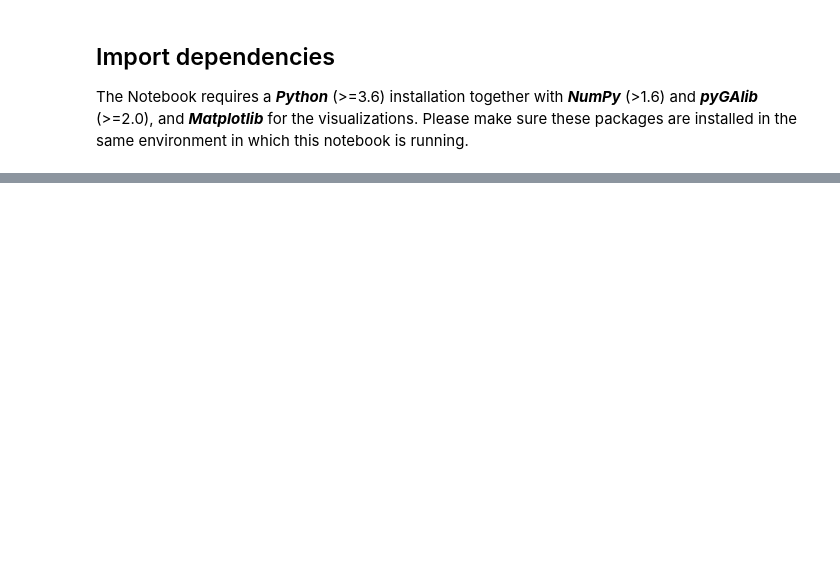
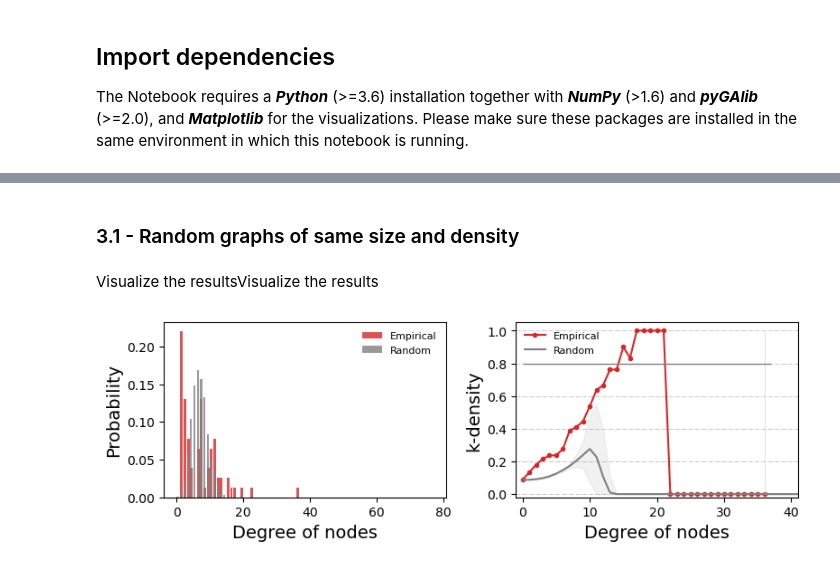
Before and after one commit to gorkazl/pyGAlib, a Jupyter notebook: Examples/RichClub_Undirected.ipynb, the cells around one changed output, grey strips where cells are left out. Saved outputs shown, nothing was run; the diff lists cells and outputs as text; code cells hidden in the pictures; blank space fills up the shorter version.

Commit message:
Create Example notebook for Rich-Club (undirected)

```diff
--- a/Examples/RichClub_Undirected.ipynb
+++ b/Examples/RichClub_Undirected.ipynb
@@ -50,0 +158,66 @@ N = len(net)
+# %% [markdown]
+### 3.1 - Random graphs of same size and density
+# %%
+# Initialise some helper arrays
+deg_rand = np.zeros((nrealiz,N), np.uint64)
+kdens_rand = np.zeros((nrealiz,N), np.float64)
+
+# Compute k-density for various realizations
+for re in range(nrealiz):
+    # Generate the random graph of N nodes and L links
+    randnet = galib.RandomGraph(N,L, directed=False)
+    deg_rand[re] = galib.Degree(randnet)
+
+    # Compute its k-density and save it
+    _kdens = galib.k_Density(randnet, rctype='undirected')
+    kdens_rand[re,:len(_kdens)] = _kdens
+
+# Find the ensemble average k-densities, and the limiting cases
+meanphi_rand = kdens_rand.mean(axis=0)
+stdphi_rand  = kdens_rand.std(axis=0)
+maxphi_rand = kdens_rand.max(axis=0)
+minphi_rand = kdens_rand.min(axis=0)
+# %% [markdown]
+Visualize the resultsVisualize the results
+# %%
+plt.figure(figsize=(8,4.8))
+
+# 1) Plot the degree distributions
+plt.subplot(2,2,1)
+plt.hist(deg,              bins=N, range=[0,N], width=0.8, alpha=0.8, align='mid', density=True, color='tab:red', label='Empirical', zorder=0)
+plt.hist(deg_rand.ravel(), bins=N, range=[0,N], width=0.6, alpha=0.8, align='mid', density=True, color='gray', label='Random', zorder=1 )
+#plt.xlim(-1,kmax+5)
+plt.xlabel('Degree of nodes')
+plt.ylabel('Probability')
+plt.legend(loc='upper right', fontsize=8)
+
+
+# 2) Plot the k-densities
+# Get the upper and lower bounds of the random graph ensemble
+lowerphi_rand = meanphi_rand - stdphi_rand
+lowerphi_rand = lowerphi_rand.clip(0,1)
+upperphi_rand = meanphi_rand + stdphi_rand
+upperphi_rand = upperphi_rand.clip(0,1)
+
+nodelist = np.arange(N)
+
+plt.subplot(2,2,2)
+# The empirical graph
+plt.plot(klist, kdens, '.-', color='tab:red', label='Empirical')
+# The random graphs
+plt.plot(nodelist, meanphi_rand, color='gray', label='Random')
+plt.fill_between(nodelist, lowerphi_rand, upperphi_rand, color='lightgray', alpha=0.3, linewidth=1)
+# Some decoration
+plt.vlines(x=kmax, ymin=0,ymax=1,      color='lightgray', lw=0.5)
+plt.hlines(y=0.8,  xmin=0,xmax=kmax+1, color='gray', lw=1)
+
+plt.xlim(-1,kmax+5)
+plt.ylim(-0.02,1.05)
+plt.xlabel('Degree of nodes')
+plt.ylabel('k-density')
+plt.grid(axis='y', ls='-.', lw=0.5)
+plt.legend(loc='upper left', fontsize=8)
+
+plt.tight_layout()
+# %% [output]
+[figure, added]
```
Also changed, not shown: parts of 20 cells of this notebook.
